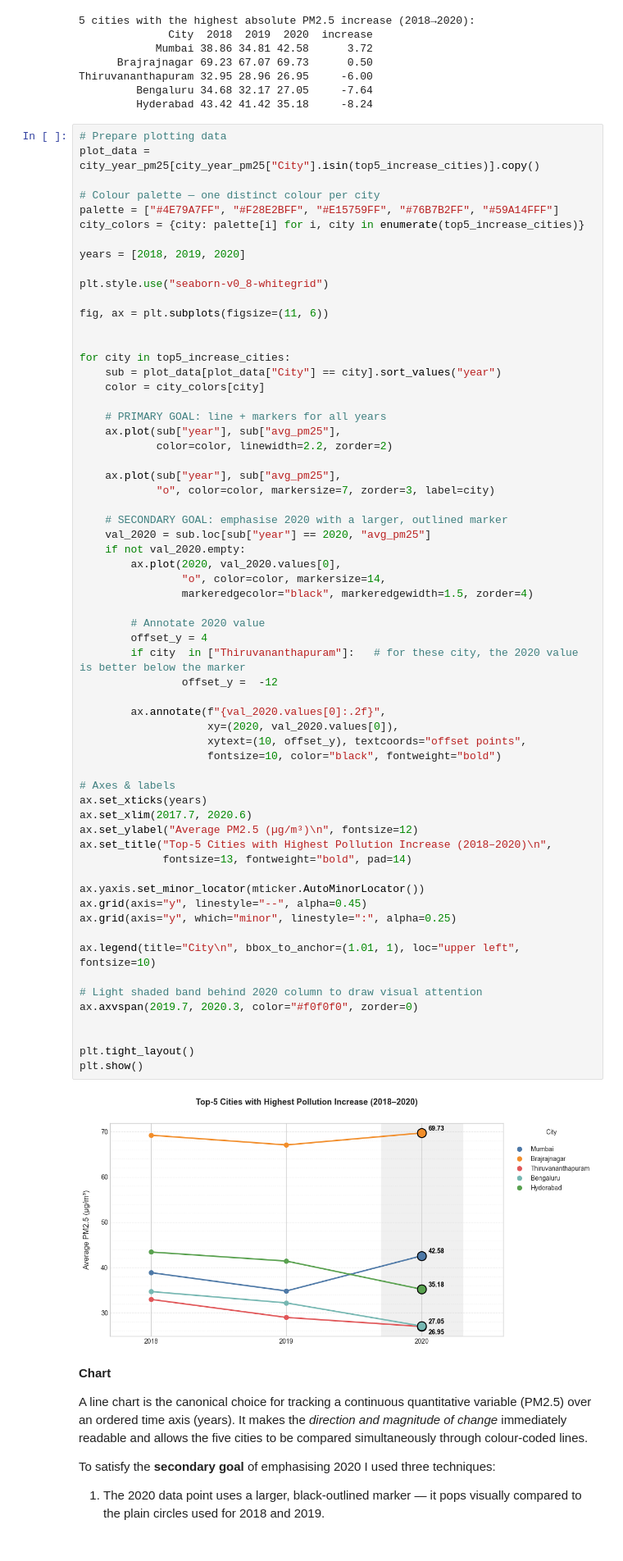
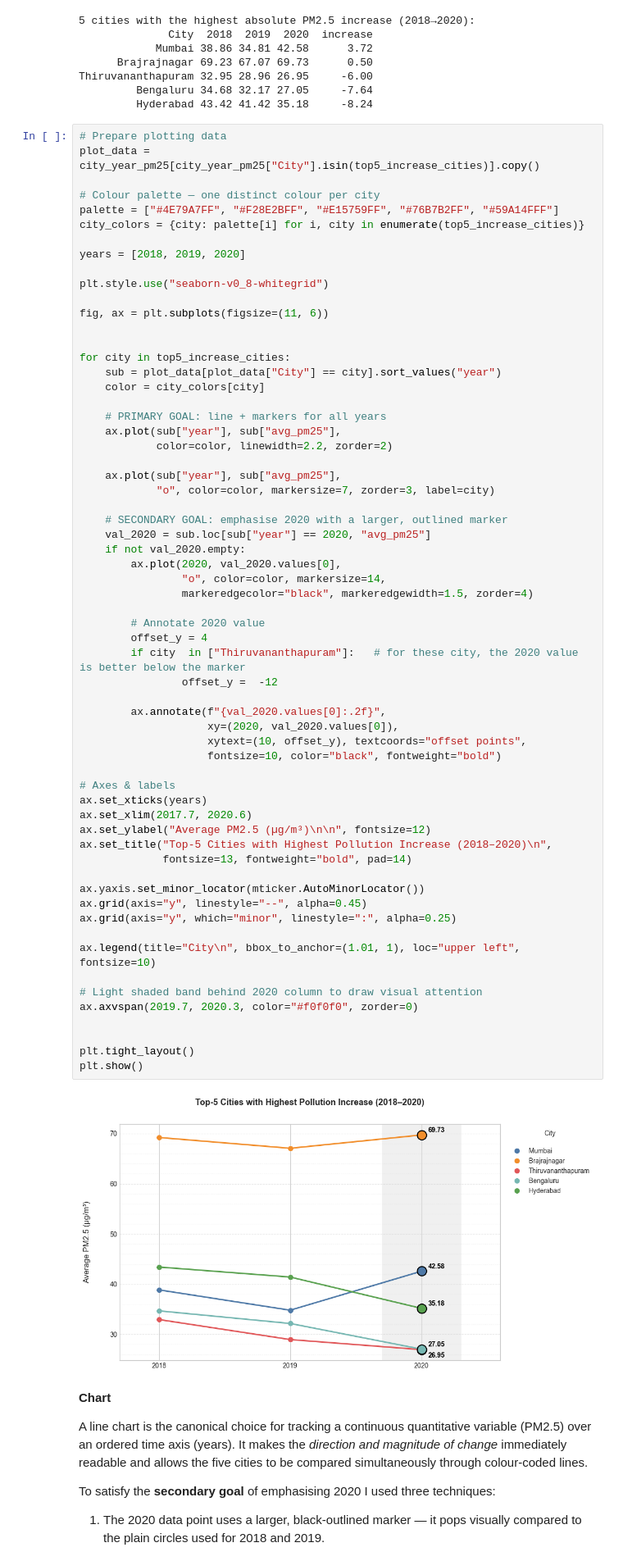
Before and after one commit to micheleminuti/python-data-visualization, a Jupyter notebook: assignment_1.ipynb, the cells around one changed output. Shown at 82% size. Saved outputs shown, nothing was run; the diff lists cells and outputs as text.

```diff
--- a/assignment_1.ipynb
+++ b/assignment_1.ipynb
@@ -693,35 +694,35 @@ for city in top5_increase_cities:
 
         # Annotate 2020 value
         offset_y = 4
         if city  in ["Thiruvananthapuram"]:   # for these city, the 2020 value is better below the marker
                 offset_y =  -12
 
         ax.annotate(f"{val_2020.values[0]:.2f}",
                     xy=(2020, val_2020.values[0]),
                     xytext=(10, offset_y), textcoords="offset points",
                     fontsize=10, color="black", fontweight="bold")
 
 # Axes & labels
 ax.set_xticks(years)
 ax.set_xlim(2017.7, 2020.6)
-ax.set_ylabel("Average PM2.5 (µg/m³)\n", fontsize=12)
+ax.set_ylabel("Average PM2.5 (µg/m³)\n\n", fontsize=12)
 ax.set_title("Top-5 Cities with Highest Pollution Increase (2018–2020)\n",
              fontsize=13, fontweight="bold", pad=14)
 
 ax.yaxis.set_minor_locator(mticker.AutoMinorLocator())
 ax.grid(axis="y", linestyle="--", alpha=0.45)
 ax.grid(axis="y", which="minor", linestyle=":", alpha=0.25)
 
 ax.legend(title="City\n", bbox_to_anchor=(1.01, 1), loc="upper left", fontsize=10)
 
 # Light shaded band behind 2020 column to draw visual attention
 ax.axvspan(2019.7, 2020.3, color="#f0f0f0", zorder=0)
 
 
 plt.tight_layout()
 plt.show()
 # %% [output]
-[figure, old version]
+[figure, new version]
 # %% [markdown]
 **Chart**
 
```
Also changed, not shown: parts of 18 cells of this notebook.
